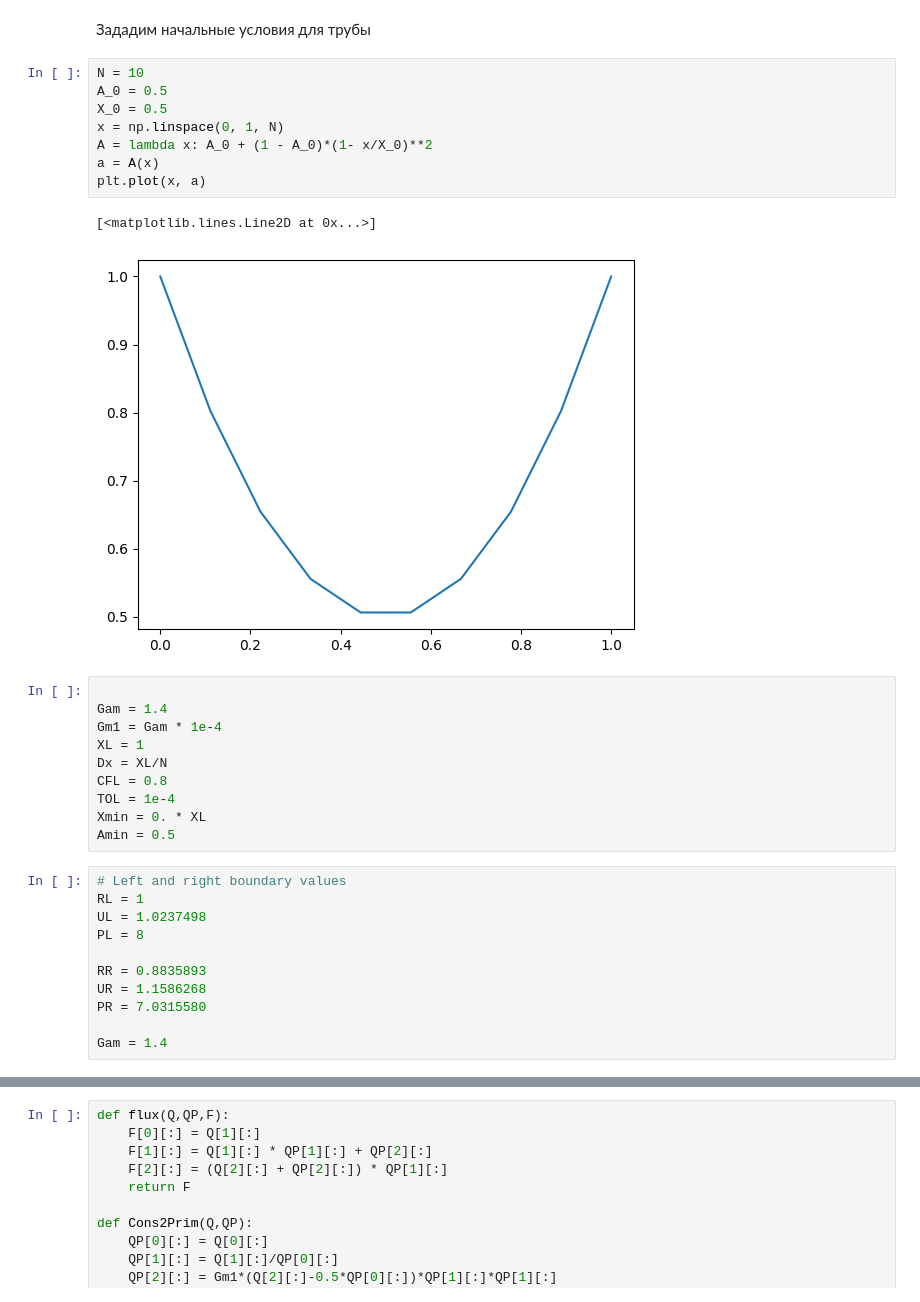
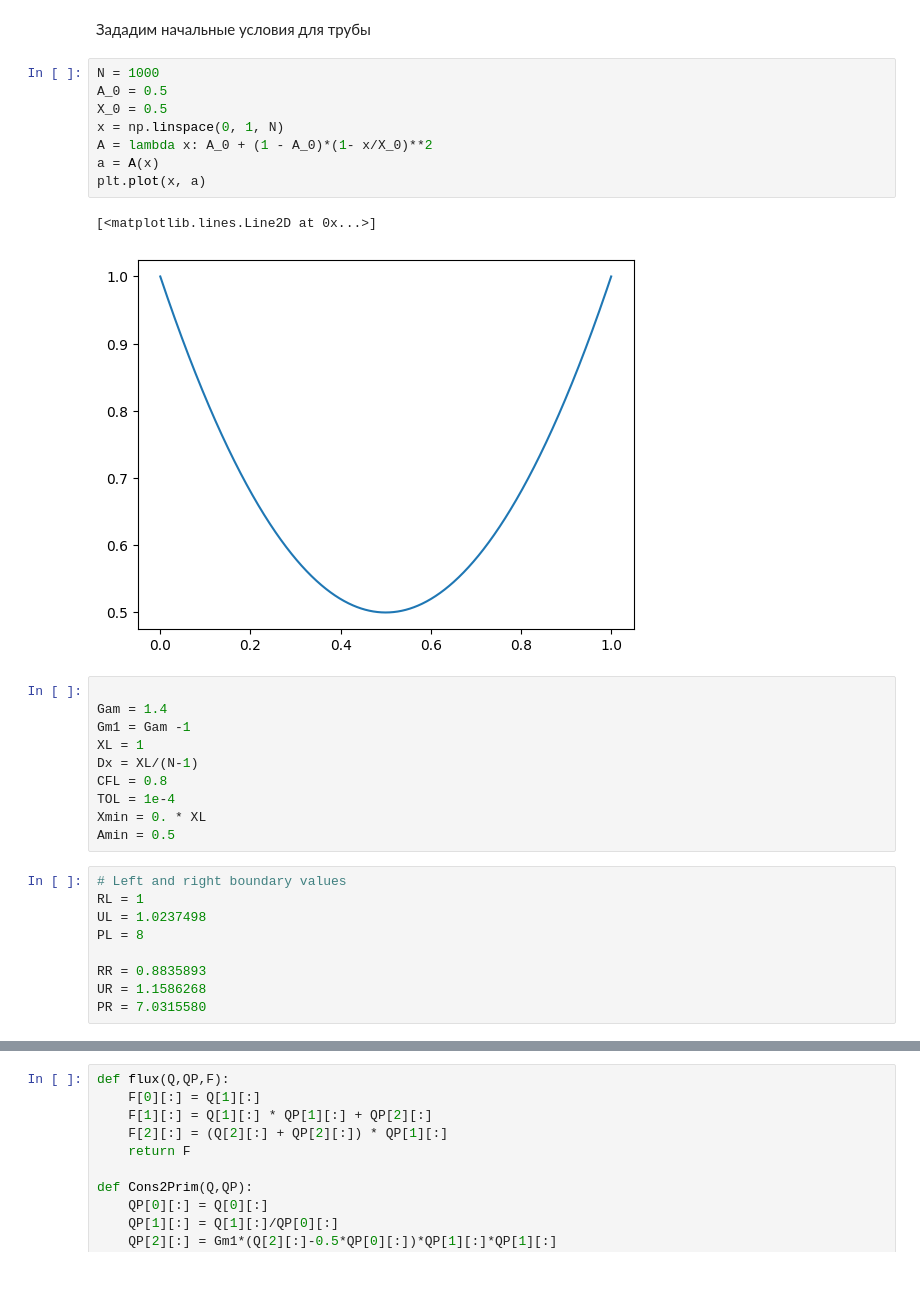
Before and after one commit to GertCell/PhysDep, a Jupyter notebook: GasDyn/Task 2 ShockWave.ipynb, the cells around one changed output, grey strips where cells are left out. Drawn from its saved outputs; the diff is of its cells as text.

```diff
--- a/GasDyn/Task 2 ShockWave.ipynb
+++ b/GasDyn/Task 2 ShockWave.ipynb
@@ -5,22 +5,22 @@ import scipy
 # %% [markdown]
 Зададим начальные условия для трубы
 # %%
-N = 10
+N = 1000
 A_0 = 0.5
 X_0 = 0.5
 x = np.linspace(0, 1, N)
 A = lambda x: A_0 + (1 - A_0)*(1- x/X_0)**2
 a = A(x)
 plt.plot(x, a)
 # %% [output]
 [<matplotlib.lines.Line2D at 0x...>]
-[figure, old version]
+[figure, new version]
 # %%
 
 Gam = 1.4
-Gm1 = Gam * 1e-4
+Gm1 = Gam -1
 XL = 1
-Dx = XL/N
+Dx = XL/(N-1)
 CFL = 0.8
 TOL = 1e-4
 Xmin = 0. * XL
@@ -34,8 +34,6 @@ PL = 8
 RR = 0.8835893
 UR = 1.1586268
 PR = 7.0315580
-
-Gam = 1.4
 # %%
 Q = np.zeros((3, N))
 F = np.zeros((3, N))
```
Also changed, not shown: parts of 3 cells of this notebook.
